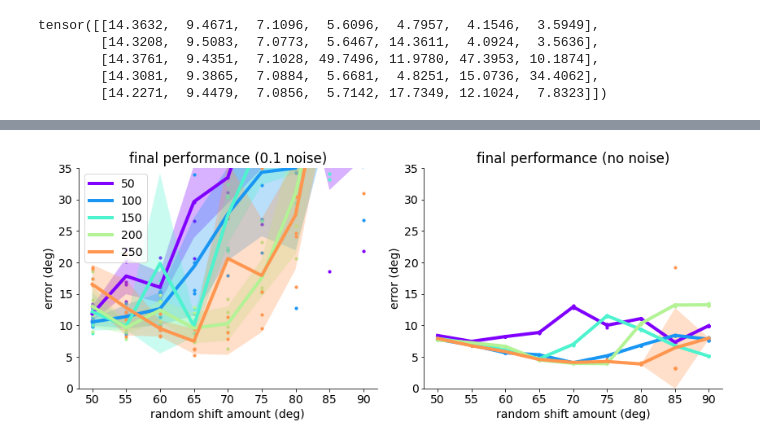
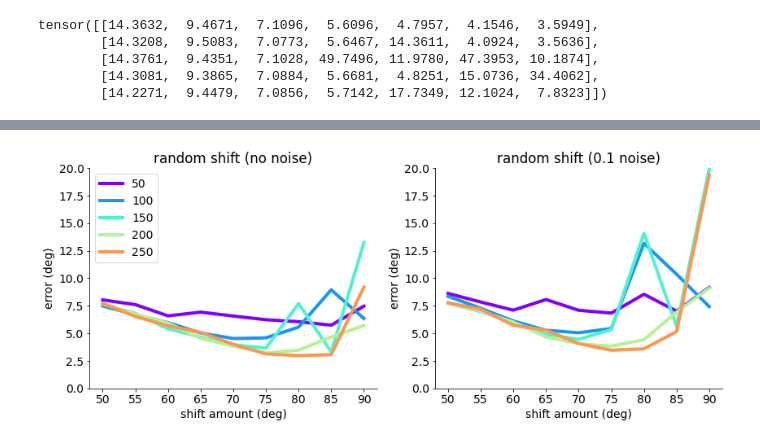
Before and after one commit to azaho/dynamictuning, a Jupyter notebook: analysis_and_figures_comparehd.ipynb, the cells around one changed output, grey strips where cells are left out. Cells and saved outputs as stored; diff of their text form; code cells hidden in the pictures.

Commit message:
add pre-training and minor fixes

```diff
--- a/analysis_and_figures_comparehd.ipynb
+++ b/analysis_and_figures_comparehd.ipynb
@@ -385,0 +457,2 @@ tensor([[14.3632,  9.4671,  7.1096,  5.6096,  4.7957,  4.1546,  3.5949],
+# %%
+ans_n = ans
@@ -386,11 +461,12 @@ tensor([[14.3632,  9.4671,  7.1096,  5.6096,  4.7957,  4.1546,  3.5949],
+# %%
+ans = ans_n
 # %%
 import matplotlib
 import importlib.util
 
 dim_recurrent = 100
 shift_amounts = [50, 55, 60, 65, 70, 75, 80, 85, 90]
-randoms = [6, 7, 8, 9, 10]
-ans = {}
+randoms = [1, 2, 3, 4, 5]
 # %%
 network, label, color = "rchange", "change of tuning (net_size=100)", "k"
 fig = plt.figure(figsize=(12, 5))
@@ -405,6 +481,11 @@ def _plot(dim_recurrent, label, color):
         for i, shift_amount in enumerate(shift_amounts):
             for j, random in enumerate(randoms):
                 directory = f"data/hd{network}CTRNN_2ORI1O_dr{dim_recurrent}_n{0.1}_sa{shift_amount:.1f}_r{random}/"
+                if not os.path.exists(f"{directory}info.json"):
+                    final_errors[j, i] = float('nan')
+                    best_errors[j, i] = float('nan')
+                    print("NO ", directory)
+                    continue
                 #with open(f"{directory}info.json", 'r', encoding='utf-8') as f:
                 #    js = json.load(f)
                 #final_errors[j, i] = js["errors"][2]
@@ -413,7 +494,7 @@ def _plot(dim_recurrent, label, color):
                 # BEGIN ANALYSIS CODE COPY
                 orientation_resolution = 6  # resolution to sample angles at (0, ORI_RES, 2*ORI_RES, ..., 180)
                 analyze_network = "final"  # options: "best", "final", <parameter update step no>
-                noise_amplitude = 0.1  # if run analyses with noise, noise amplitude
+                noise_amplitude = 0.0  # if run analyses with noise, noise amplitude
                 with open(f"{directory}info.json", 'r', encoding='utf-8') as f:
                     jj = json.load(f)
                 hyperparameters = jj["hyperparameters"]
@@ -422,35 +503,6 @@ def _plot(dim_recurrent, label, color):
                 additional_comments = jj["additional_comments"]
                 directory = jj["directory"]
 
-                # fix the py file (relevant only once)
-                shutil.copy(f"task_and_training_hd{network}.py", directory + "task_and_training.py")
-                with open(directory + "task_and_training.py", "r+") as f:
-                    data = f.read()
-                    parser_start = data.index("# PARSER START")
-                    parser_end = data.index("# PARSER END")
-                    data = data[0:parser_start:] + data[parser_end::]
-                    sa = ""
-                    if dim_recurrent == 50: sa += "75"
-                    if dim_recurrent == 100: sa += "70"
-                    if dim_recurrent == 150: sa += "65"
-                    if dim_recurrent == 200: sa += "70"
-                    if dim_recurrent == 250: sa += "70"
-                    if sa != "": sa = int(sa)
-                    argmap = {
-                        "net_size": dim_recurrent,
-                        "random": random,
-                        "shift_amount": shift_amount,
-                    }
-                    for arg, attr in argmap.items():
-                        replace = f"args.{arg}"
-                        replaceWith = f"{attr}"
-                        if type(attr)==str:
-                            replaceWith = '"' + replaceWith + '"'
-                        data = data.replace(replace, replaceWith)
-                    data = data.replace("""hyperparameters["random_seed"])""", str(hyperparameters["random_seed"])+")") # fix error with wrong seeds
-                    f.seek(0)
-                    f.write(data)
-                    f.truncate()
                 spec = importlib.util.spec_from_file_location(
                     name="model_module"+str(hash(directory)),  # note that ".test" is not a valid module name
                     location=directory+"task_and_training.py",
@@ -520,10 +572,15 @@ def _plot(dim_recurrent, label, color):
     for i, shift_amount in enumerate(shift_amounts):
         for j, random in enumerate(randoms):
             directory = f"data/hd{network}CTRNN_2ORI1O_dr{dim_recurrent}_n{0.1}_sa{shift_amount:.1f}_r{random}/"
+            if not os.path.exists(f"{directory}info.json"):
+                final_errors[j, i] = float('nan')
+                best_errors[j, i] = float('nan')
+                print("NO ", directory)
+                continue
             with open(f"{directory}info.json", 'r', encoding='utf-8') as f:
                 js = json.load(f)
             #final_errors[j, i] = js["errors"][2]
-            best_errors[j, i] = js["errors"][6]
+            best_errors[j, i] = js["errors"][2]
     #best_errors[best_errors>20] = float('nan')
 
     #final_errors[final_errors>17] = float('nan')
@@ -531,14 +588,16 @@ def _plot(dim_recurrent, label, color):
     # plot
     mean = torch.nanmean(best_errors, dim=0)
     sd = (torch.nanmean(best_errors**2, dim=0)-mean**2)**0.5
-    ax_b.scatter(torch.tensor(shift_amounts).repeat(len(randoms), 1), best_errors, 10, color=color)
-    ax_b.fill_between(shift_amounts, mean-sd, mean+sd, color=color, alpha=0.3, linewidth=0)
-    ax_b.plot(shift_amounts, mean, "-", linewidth=4, label=label, color=color)
+    #ax_b.scatter(torch.tensor(shift_amounts).repeat(len(randoms), 1), best_errors, 10, color=color)
+    #ax_b.fill_between(shift_amounts, mean-sd, mean+sd, color=color, alpha=0.3, linewidth=0)
+    #ax_b.plot(shift_amounts, mean, "-", linewidth=4, label=label, color=color)
+    ax_f.plot(shift_amounts, torch.min(torch.nan_to_num(best_errors, nan=1000), dim=0).values, "-", linewidth=4, label=label, color=color)
     mean = torch.nanmean(final_errors, dim=0)
     sd = (torch.nanmean(final_errors**2, dim=0)-mean**2)**0.5
-    ax_f.scatter(torch.tensor(shift_amounts).repeat(len(randoms), 1), final_errors, 10, color=color)
-    ax_f.fill_between(shift_amounts, mean-sd, mean+sd, color=color, alpha=0.3, linewidth=0)
-    ax_f.plot(shift_amounts, mean, "-", linewidth=4, label=label, color=color)
+    #ax_f.scatter(torch.tensor(shift_amounts).repeat(len(randoms), 1), final_errors, 10, color=color)
+    #ax_f.fill_between(shift_amounts, mean-sd, mean+sd, color=color, alpha=0.3, linewidth=0)
+    #ax_f.plot(shift_amounts, mean, "-", linewidth=4, label=label, color=color)
+    ax_b.plot(shift_amounts, torch.min(torch.nan_to_num(final_errors, nan=1000), dim=0).values, "-", linewidth=4, label=label, color=color)
 colors = matplotlib.colors.Colormap("rainbow", N=7)
 colors = plt.cm.rainbow(np.linspace(0,1,6))
 for j, a in enumerate([50, 100, 150, 200, 250]):
@@ -547,10 +606,10 @@ for j, a in enumerate([50, 100, 150, 200, 250]):
 #if show_line: ax.axhline(y=0.0, color='r', linestyle='--', linewidth=3)
 #ax.set_ylim(-ylim, ylim)
 #ax.set_xlim(-90, 90)
-ax_f.set_title(f"final performance (0.1 noise)")
-ax_b.set_title(f"final performance (no noise)")
-ax_f.set_xlabel(f"random shift amount (deg)")
-ax_b.set_xlabel(f"random shift amount (deg)")
+ax_f.set_title(f"random shift (no noise)")
+ax_b.set_title(f"random shift (0.1 noise)")
+ax_f.set_xlabel(f"shift amount (deg)")
+ax_b.set_xlabel(f"shift amount (deg)")
 ax_f.set_ylabel("error (deg)")
 ax_b.set_ylabel("error (deg)")
 ax_f.spines['top'].set_visible(False)
@@ -561,8 +620,8 @@ ax_f.legend(loc=2)
 #ax_b.legend(loc=1)
 ax_f.set_xticks(shift_amounts)
 ax_b.set_xticks(shift_amounts)
-ax_f.set_ylim(0, 35)
-ax_b.set_ylim(0, 35)
+ax_f.set_ylim(0, 20)
+ax_b.set_ylim(0, 20)
 plt.tight_layout()
 print("network size is 100")
 plt.show()
@@ -586,2 +629,2 @@ data/hdrchangeCTRNN_2ORI1O_dr250_n0.1_sa90.0_r10/
 network size is 100
-[figure, old version]
+[figure, new version]
```
Also changed, not shown: parts of 9 cells of this notebook, 4 other files.
